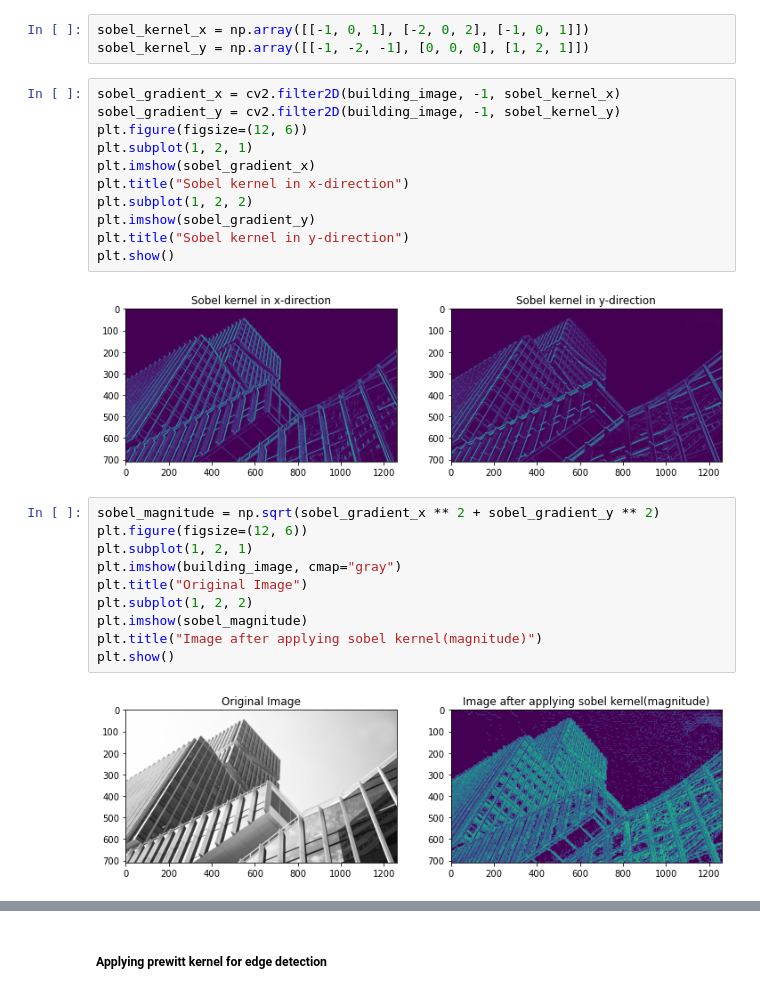
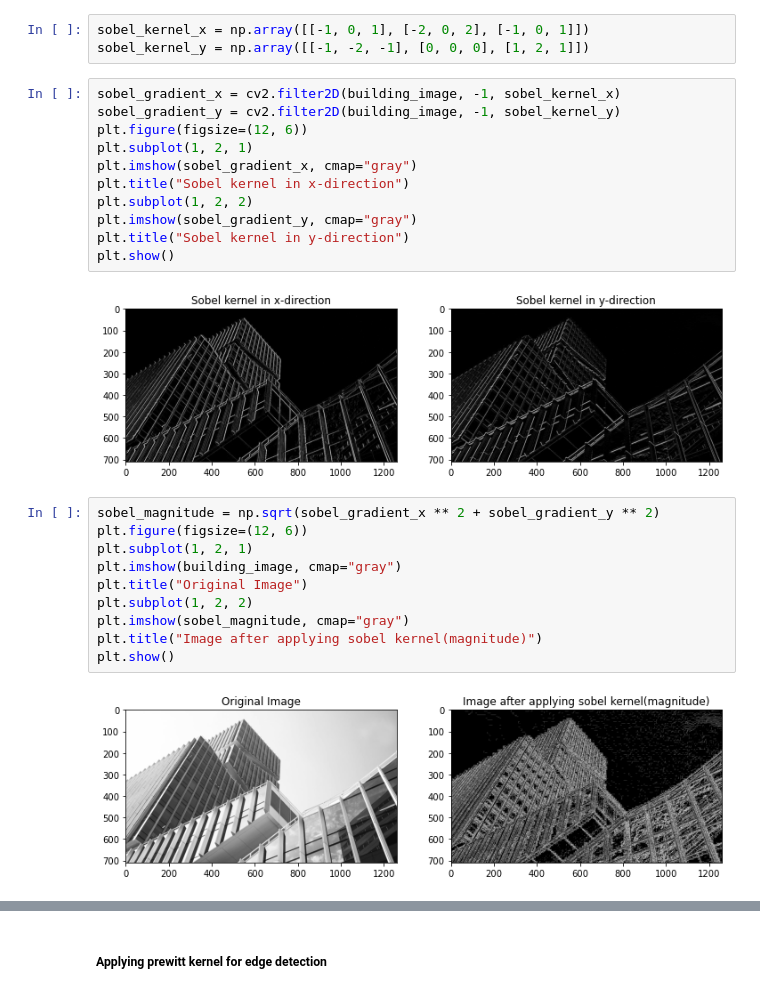
Before and after one commit to Chaitanya-Gumudala-1710/ComputerVision, a Jupyter notebook: Code/edgedetection.ipynb, the cells around one changed output, grey strips where cells are left out. Saved outputs shown, nothing was run; the diff lists cells and outputs as text.

```diff
--- a/Code/edgedetection.ipynb
+++ b/Code/edgedetection.ipynb
@@ -28,16 +28,16 @@ sobel_kernel_y = np.array([[-1, -2, -1], [0, 0, 0], [1, 2, 1]])
 # %%
 sobel_gradient_x = cv2.filter2D(building_image, -1, sobel_kernel_x)
 sobel_gradient_y = cv2.filter2D(building_image, -1, sobel_kernel_y)
 plt.figure(figsize=(12, 6))
 plt.subplot(1, 2, 1)
-plt.imshow(sobel_gradient_x)
+plt.imshow(sobel_gradient_x, cmap="gray")
 plt.title("Sobel kernel in x-direction")
 plt.subplot(1, 2, 2)
-plt.imshow(sobel_gradient_y)
+plt.imshow(sobel_gradient_y, cmap="gray")
 plt.title("Sobel kernel in y-direction")
 plt.show()
 # %% [output]
-[figure, old version]
+[figure, new version]
 # %%
 sobel_magnitude = np.sqrt(sobel_gradient_x ** 2 + sobel_gradient_y ** 2)
 plt.figure(figsize=(12, 6))
@@ -45,11 +45,11 @@ plt.subplot(1, 2, 1)
 plt.imshow(building_image, cmap="gray")
 plt.title("Original Image")
 plt.subplot(1, 2, 2)
-plt.imshow(sobel_magnitude)
+plt.imshow(sobel_magnitude, cmap="gray")
 plt.title("Image after applying sobel kernel(magnitude)")
 plt.show()
 # %% [output]
-[figure, old version]
+[figure, new version]
 # %%
 sobel_direction = np.arctan2(sobel_gradient_x, sobel_gradient_y)
 plt.figure(figsize=(12, 6))
```
Also changed, not shown: parts of 11 cells of this notebook, 2 other files.
